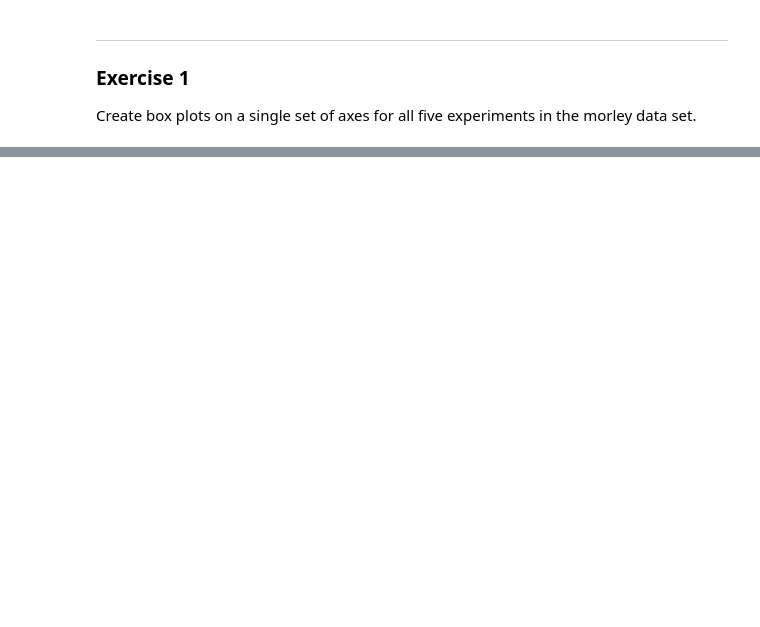
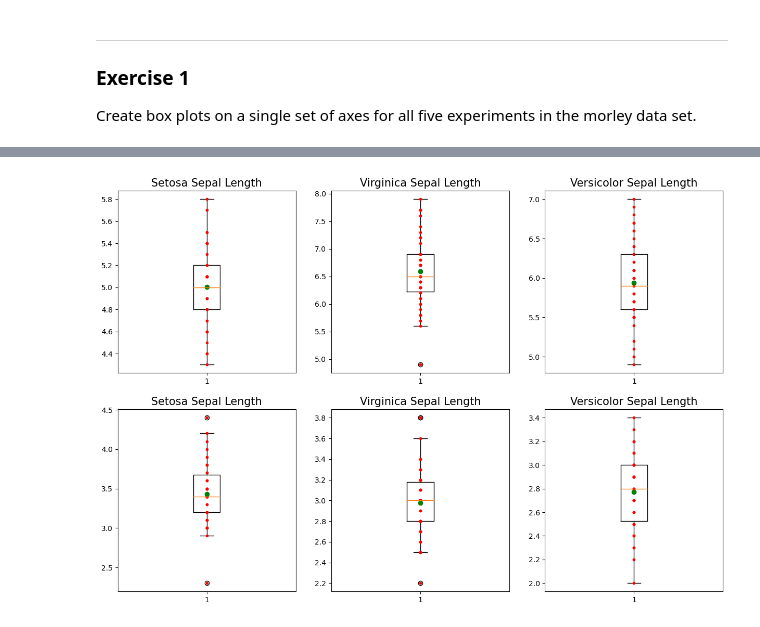
Before and after one commit to ReRiva/funddata-assessment, a Jupyter notebook: Weekly Assessments-Exercises/04-outliers-exercises.ipynb, the cells around one changed output, grey strips where cells are left out. Cells and saved outputs as stored; diff of their text form; code cells hidden in the pictures; blank space fills up the shorter version.

```diff
--- a/Weekly Assessments-Exercises/04-outliers-exercises.ipynb
+++ b/Weekly Assessments-Exercises/04-outliers-exercises.ipynb
@@ -76,0 +113,5 @@ Text(0.5, 1.0, 'Experiment 5')
+# %%
+# Reading the dataset
+iris_df = pd.read_csv("https://gist.github.com/netj/8836201/raw/6f9306ad21398ea43cba4f7d537619d0e07d5ae3/iris.csv")
+# Checking if ther is any null value
+iris_df.isnull().values.sum()
@@ -76,0 +137,5 @@ Text(0.5, 1.0, 'Experiment 5')
+# %%
+# Breaking down the numerical variables per flower type
+setosa = iris_df.loc[iris_df['variety'] == "Setosa"]
+virginica = iris_df.loc[iris_df['variety'] == "Virginica"]
+versicolor = iris_df.loc[iris_df['variety'] == "Versicolor"]
@@ -76,0 +144,83 @@ Text(0.5, 1.0, 'Experiment 5')
+# %%
+# Plotting Sepal Length for each flower type
+
+# Creating a figure with 2 lines and 3 columns
+fig, axs = plt.subplots(2,3,figsize=(15, 10))
+
+
+
+# Setosa Sepal Length Plot
+axs[0,0].boxplot(setosa['sepal.length'])
+axs[0,0].set_title('Setosa Sepal Length', size=15)
+
+# Ploting red dots for each value inside the Sepal length colums for Setosas
+axs[0,0].plot(np.ones(setosa['sepal.length'].shape), setosa['sepal.length'], 'r.')
+
+# Plotting the mean value
+axs[0,0].plot([1.0], [np.mean(np.array(setosa['sepal.length']))], 'go')
+
+
+
+
+# Virginica Sepal Length Plot
+axs[0,1].boxplot(virginica['sepal.length'])
+axs[0,1].set_title('Virginica Sepal Length', size=15)
+
+# Ploting red dots for each value inside the Sepal length colums for Virginicas
+axs[0,1].plot(np.ones(virginica['sepal.length'].shape), virginica['sepal.length'], 'r.')
+
+# Plotting the mean value
+axs[0,1].plot([1.0], [np.mean(np.array(virginica['sepal.length']))], 'go')
+
+
+
+
+# Versicolor Sepal Length Plot
+axs[0,2].boxplot(versicolor['sepal.length'])
+axs[0,2].set_title('Versicolor Sepal Length', size=15)
+
+# Ploting red dots for each value inside the Sepal length colums for Versicolors
+axs[0,2].plot(np.ones(versicolor['sepal.length'].shape), versicolor['sepal.length'], 'r.')
+
+# Plotting the mean value
+axs[0,2].plot([1.0], [np.mean(np.array(versicolor['sepal.length']))], 'go')
+
+
+
+
+# Plotting Sepal width for each flower type
+
+# Setosa Sepal Width Plot
+axs[1,0].boxplot(setosa['sepal.width'])
+axs[1,0].set_title('Setosa Sepal Length', size=15)
+
+# Ploting red dots for each value inside the Sepal Width colums for Setosas
+axs[1,0].plot(np.ones(setosa['sepal.width'].shape), setosa['sepal.width'], 'r.')
+
+# Plotting the mean value
+axs[1,0].plot([1.0], [np.mean(np.array(setosa['sepal.width']))], 'go')
+
+
+
+# Virginica Sepal Width Plot
+axs[1,1].boxplot(virginica['sepal.width'])
+axs[1,1].set_title('Virginica Sepal Length', size=15)
+
+# Ploting red dots for each value inside the Sepal Width colums for Virginicas
+axs[1,1].plot(np.ones(virginica['sepal.width'].shape), virginica['sepal.width'], 'r.')
+
+# Plotting the mean value
+axs[1,1].plot([1.0], [np.mean(np.array(virginica['sepal.width']))], 'go')
+
+
+
+# Versicolor Sepal Width Plot
+axs[1,2].boxplot(versicolor['sepal.width'])
+axs[1,2].set_title('Versicolor Sepal Length', size=15)
+
+# Ploting red dots for each value inside the Sepal Width colums for Versicolors
+axs[1,2].plot(np.ones(versicolor['sepal.width'].shape), versicolor['sepal.width'], 'r.')
+
+# Plotting the mean value
+axs[1,2].plot([1.0], [np.mean(np.array(versicolor['sepal.width']))], 'go')
+# %% [output]
@@ -76,0 +228 @@ Text(0.5, 1.0, 'Experiment 5')
+[figure, added]
```
Also changed, not shown: parts of 12 cells of this notebook, 1 other file.
